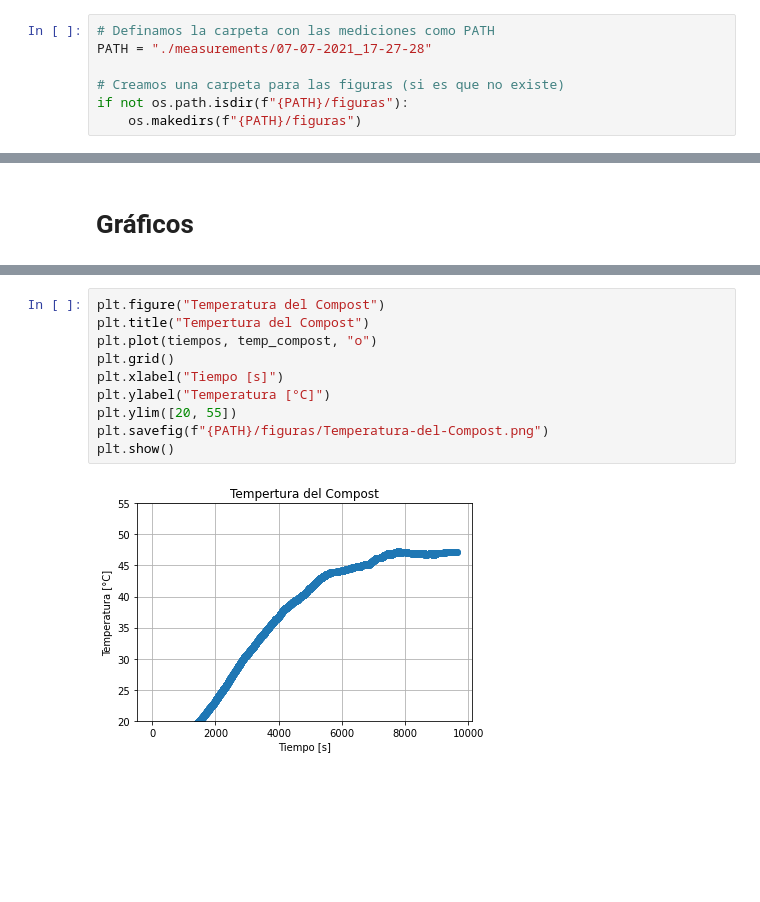
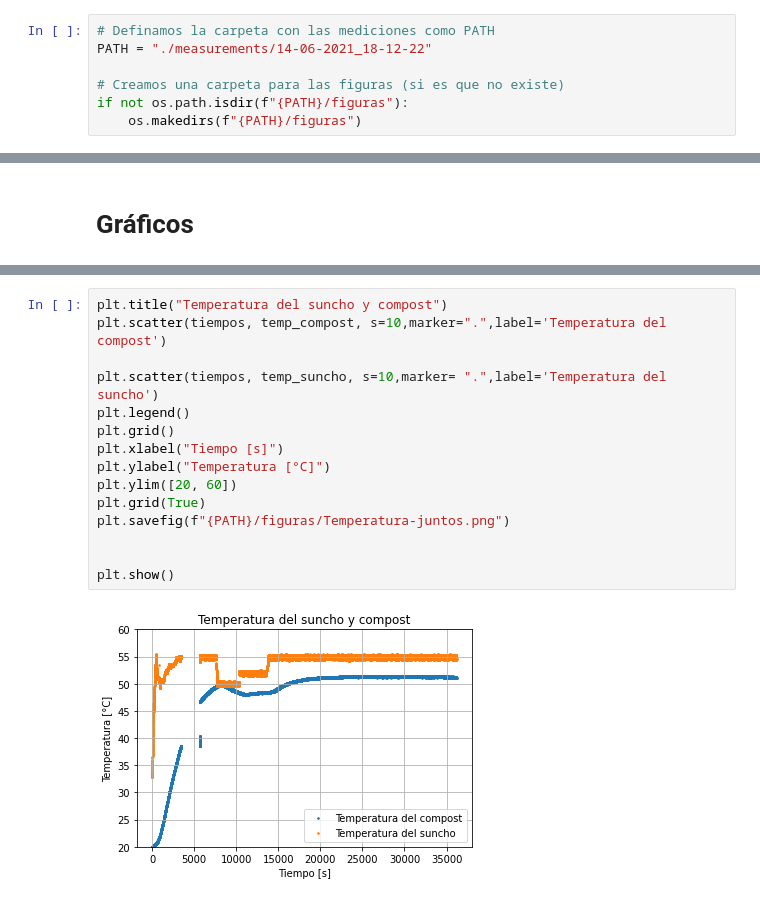
Before and after one commit to fyulita/laboratorio-6-y-7, a Jupyter notebook: Arduino/Notebook.ipynb, the cells around one changed output, grey strips where cells are left out. Saved outputs shown, nothing was run; the diff lists cells and outputs as text; blank space fills up the shorter version.

Commit message:
muchas imagenes

```diff
--- a/Arduino/Notebook.ipynb
+++ b/Arduino/Notebook.ipynb
@@ -14,7 +14,7 @@ temp_compost = np.array([])
 estados = np.array([])    # Apagado: 0, Prendido: 1
 # %%
 # Definamos la carpeta con las mediciones como PATH
-PATH = "./measurements/07-07-2021_17-27-28"
+PATH = "./measurements/14-06-2021_18-12-22"
 
 # Creamos una carpeta para las figuras (si es que no existe)
 if not os.path.isdir(f"{PATH}/figuras"):
@@ -103,12 +114,17 @@ plt.show()
 # %%
-plt.figure("Temperatura del Compost")
-plt.title("Tempertura del Compost")
-plt.plot(tiempos, temp_compost, "o")
+plt.title("Temperatura del suncho y compost")
+plt.scatter(tiempos, temp_compost, s=10,marker=".",label='Temperatura del compost')
+
+plt.scatter(tiempos, temp_suncho, s=10,marker= ".",label='Temperatura del suncho')
+plt.legend()
 plt.grid()
 plt.xlabel("Tiempo [s]")
 plt.ylabel("Temperatura [°C]")
-plt.ylim([20, 55])
-plt.savefig(f"{PATH}/figuras/Temperatura-del-Compost.png")
+plt.ylim([20, 60])
+plt.grid(True)
+plt.savefig(f"{PATH}/figuras/Temperatura-juntos.png")
+
+
 plt.show()
 # %% [output]
-[figure, old version]
+[figure, new version]
```
Also changed, not shown: parts of 4 cells of this notebook, 45 other files.
